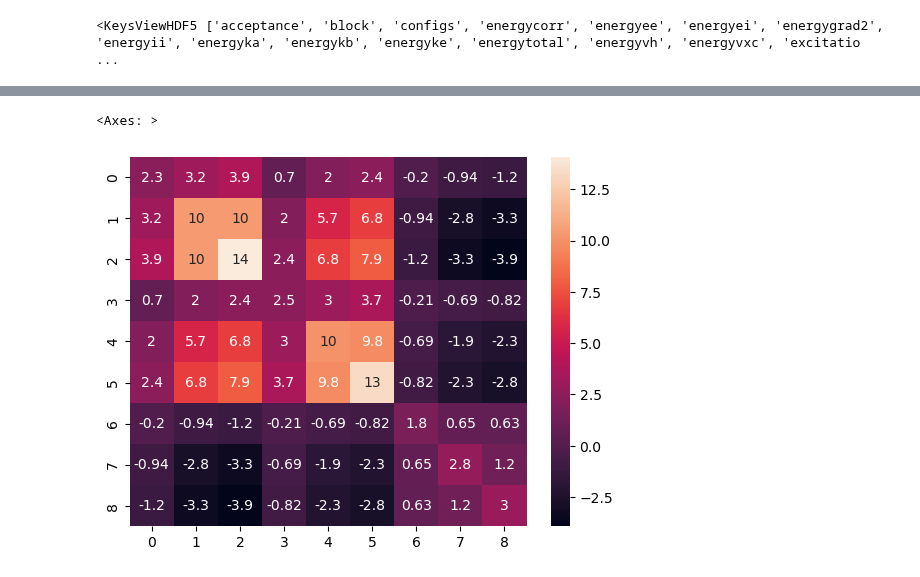
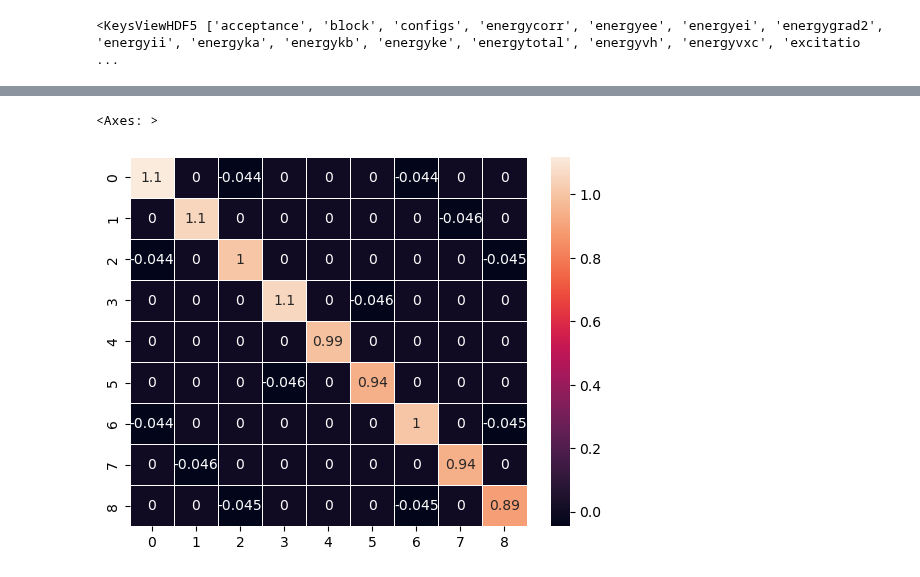
Before and after one commit to kayahans/pyqmc, a Jupyter notebook: pyqmc/test-overlap-casci-full.ipynb, the cells around one changed output, grey strips where cells are left out. Cells and saved outputs as stored; diff of their text form; code cells hidden in the pictures.

```diff
--- a/pyqmc/test-overlap-casci-full.ipynb
+++ b/pyqmc/test-overlap-casci-full.ipynb
@@ -468,3 +469,11 @@ norm_i=np.array(f['excitationsnorm_i'])
 # print(nom.shape)
 # nom_avg = np.average(nom, axis=0)
 # sns.heatmap(nom_avg,  linewidths=.5)
+# %%
+discard = 0
+nom_ij = np.average(ovlp_ij[discard:], axis=0)
+sns.heatmap(nom_ij, annot=True)
+plt.figure()
+i = 8
+j = 8
+plt.plot(ovlp_ij[discard:,i, j], '-ok')
@@ -470,0 +484,3 @@ norm_i=np.array(f['excitationsnorm_i'])
+# %%
+ovlp_ij_std = np.std(ovlp_ij[discard:], axis=0)
+sns.heatmap(ovlp_ij_std, annot=True)
@@ -471,6 +490,8 @@ norm_i=np.array(f['excitationsnorm_i'])
 # %%
-nom_ij = np.average(ovlp_ij, axis=0)
-sns.heatmap(nom_ij, annot=True)
+import copy
+nom_new = copy.deepcopy(nom_ij)
+nom_new[3*ovlp_ij_std>np.abs(nom_ij)] = 0
+sns.heatmap(nom_new,  linewidths=.5, annot=True)
 # %% [output]
 <Axes: >
-[figure, old version]
+[figure, new version]
```
Also changed, not shown: parts of 59 cells of this notebook, 6 other files.
